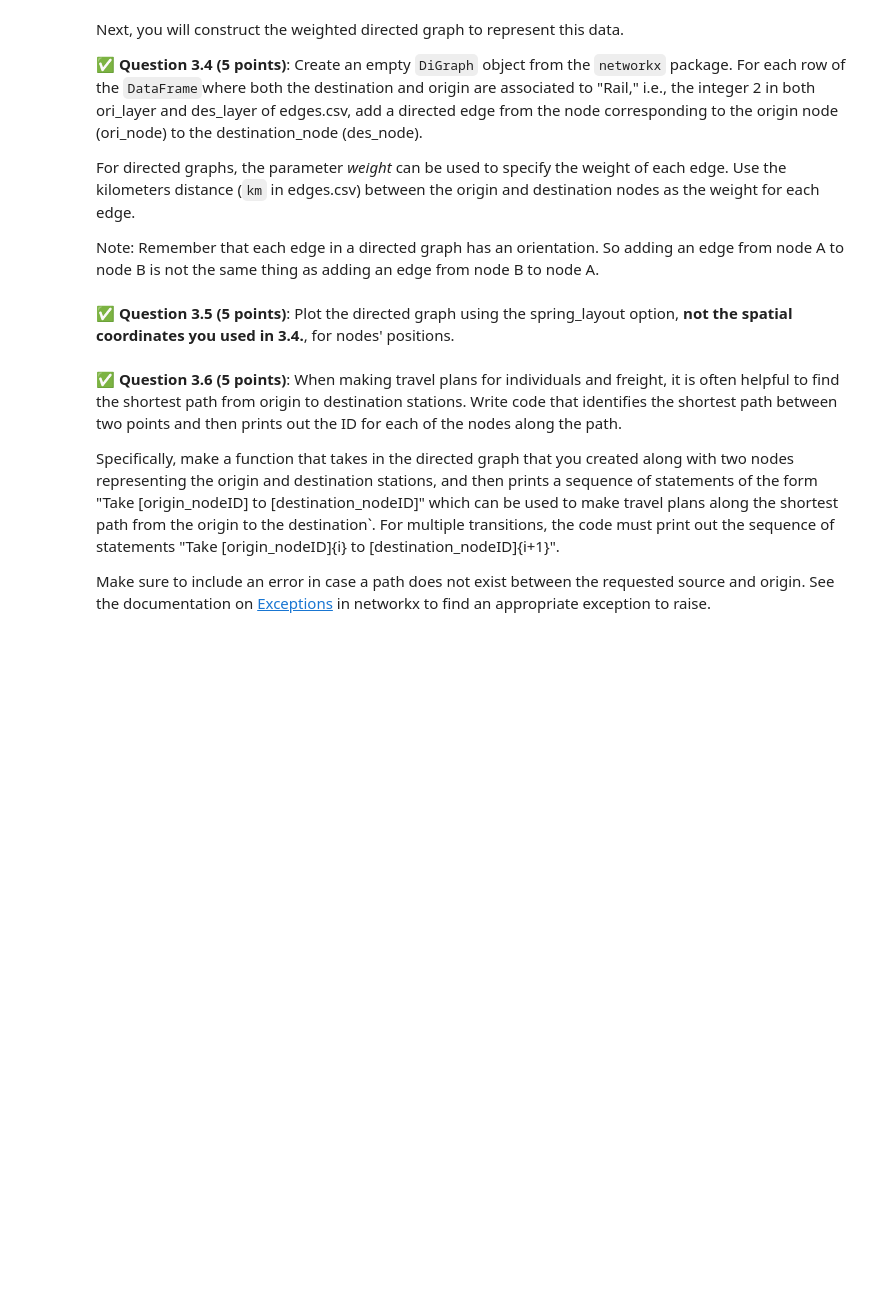
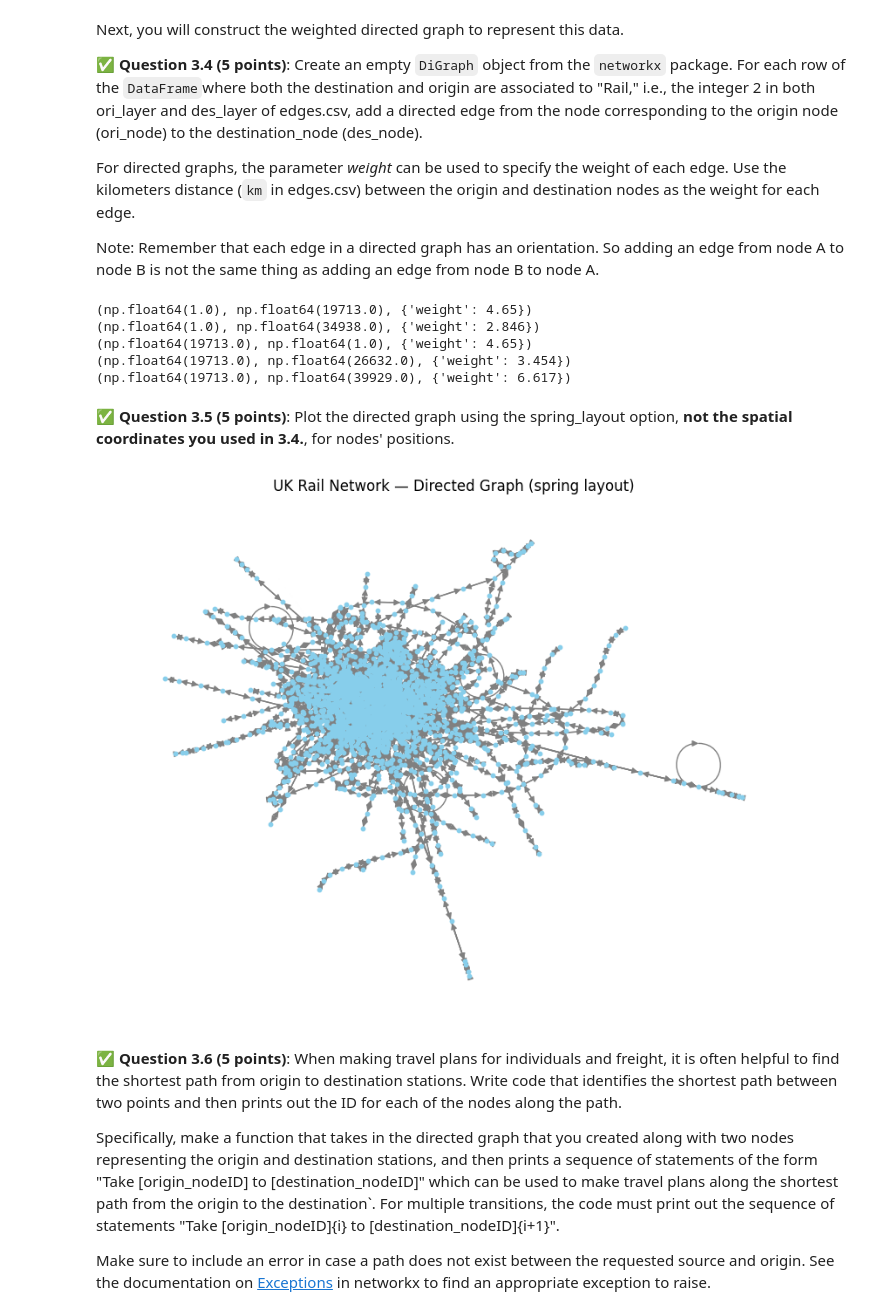
Before and after one commit to Rockypei/CMSE202-f25-turnin, a Jupyter notebook: HW-02_ABMandGraphTheory-STUDENT.ipynb, the cells around one changed output. Cells and saved outputs as stored; diff of their text form; code cells hidden in the pictures; blank space fills up the shorter version.

```diff
--- a/HW-02_ABMandGraphTheory-STUDENT.ipynb
+++ b/HW-02_ABMandGraphTheory-STUDENT.ipynb
@@ -482,2 +534,21 @@ Note: Remember that each edge in a directed graph has an orientation. So adding
+# %%
+# Your code here.
+import networkx as nx
+DG = nx.DiGraph()
+rail_edges = edges[(edges["ori_layer"] == 2) & (edges["des_layer"] == 2)]
+for _, row in rail_edges.iterrows():
+    u = row["ori_node"]
+    v = row["des_node"]
+    w = float(row["km"])
+    DG.add_edge(u, v, weight=w)
+sample = list(DG.edges(data=True))[:5]
+for e in sample:
+    print(e)
+# %% [output]
+(np.float64(1.0), np.float64(19713.0), {'weight': 4.65})
+(np.float64(1.0), np.float64(34938.0), {'weight': 2.846})
+(np.float64(19713.0), np.float64(1.0), {'weight': 4.65})
+(np.float64(19713.0), np.float64(26632.0), {'weight': 3.454})
+(np.float64(19713.0), np.float64(39929.0), {'weight': 6.617})
 # %% [markdown]
 &#9989;  **Question 3.5 (5 points)**: Plot the directed graph using the spring_layout option, __not the spatial coordinates you used in 3.4.__, for nodes' positions.
@@ -486,3 +555,22 @@ Note: Remember that each edge in a directed graph has an orientation. So adding
+# %%
+# Your code here.
+import matplotlib.pyplot as plt
+import networkx as nx
+pos = nx.spring_layout(DG, seed=42)
+plt.figure(figsize=(8, 6))
+nx.draw(
+    DG,
+    pos,
+    node_size=10,
+    node_color="skyblue",
+    edge_color="gray",
+    arrows=True,
+    with_labels=False
+)
+plt.title("UK Rail Network — Directed Graph (spring layout)")
+plt.show()
+# %% [output]
+[figure, added]
 # %% [markdown]
 &#9989;  **Question 3.6 (5 points)**: When making travel plans for individuals and freight, it is often helpful to find the shortest path from origin to destination stations. Write code that identifies the shortest path between two points and then prints out the ID for each of the nodes along the path.
 
```
Also changed, not shown: parts of 11 cells of this notebook.
